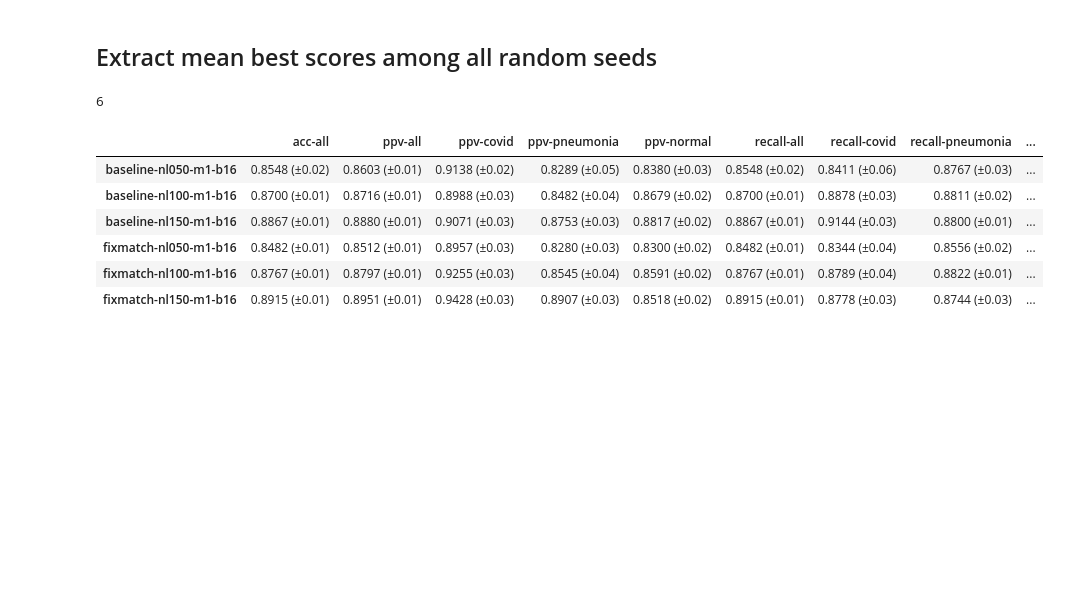
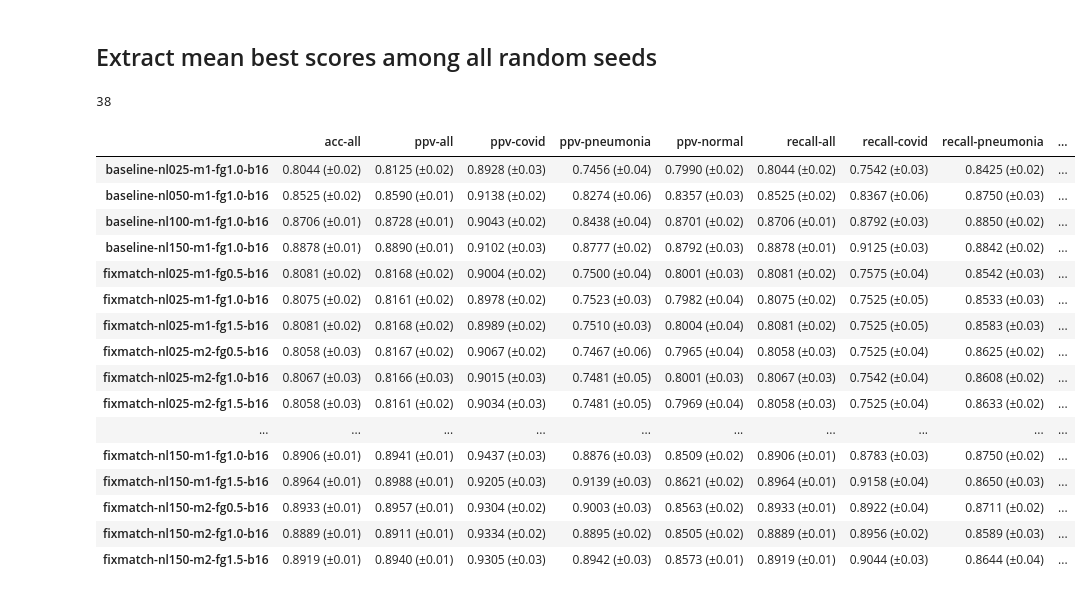
Before and after one commit to wooks527/BalancedFixMatch, a Jupyter notebook: extract_score_hwkim.ipynb, the cells around one changed output. Drawn from its saved outputs; the diff is of its cells as text; code cells hidden in the pictures; blank space fills up the shorter version.

```diff
--- a/extract_score_hwkim.ipynb
+++ b/extract_score_hwkim.ipynb
@@ -139,11 +184,17 @@ out_fname = 'aug_test_for_fixmatch_with_focal_loss_nl100_gamma0.8.csv'
 if not os.path.isdir(out_dir):
     os.makedirs(out_dir)
 # %%
-input_dir = './results/randaug_tests/k3'
+# input_dir = './results/randaug_tests/k3'
 input_dir = './results/randaug_tests/k5'
+# input_dir = './results/randaug_tests/k7'
 # input_dir = './results/randaug_tests/k5-fg2'
+# input_dir = './results/randaug_tests/fixmatch'
 out_dir = './results/extracted_for_best'
-out_fname = 'randaug_tests.csv'
+out_fname = 'randaug_tests_for_k5.csv'
+# out_fname = 'randaug_tests_for_k7.csv'
+add_dir = False
+# add_dir = True
+# add_input_dirs = ['./results/randaug_tests/k5_f4']
 if not os.path.isdir(out_dir):
     os.makedirs(out_dir)
 # %%
@@ -183,13 +234,17 @@ if not os.path.isdir(out_dir):
 
 # data_paths_dict['baseline'][:3]
 # %%
-ori_data_paths = glob.glob(f'{input_dir}/*.txt')
+ori_data_paths = glob.glob(f'{input_dir}/**/*.txt', recursive=True)
+if add_dir:
+    for add_input_dir in add_input_dirs:
+        ori_data_paths.extend(glob.glob(f'{add_input_dir}/*.txt'))
 
 # Extract paths for each colums such as baseline, fix-th0.95-lb1.0 and so on
 fm_cols = []
 data_paths_dict = DefaultOrderedDict(list)
 for ori_data_path in ori_data_paths:
     cond = '-'.join(ori_data_path.split('-')[:5])
+    cond = cond.split('/')[-1].replace('nl25', 'nl025')
     cond = cond.split('/')[-1].replace('nl50', 'nl050')
     if cond not in fm_cols:
         fm_cols.append(cond)
@@ -214,7 +269,7 @@ for ori_data_path in ori_data_paths:
 fm_cols.sort()
 len(data_paths_dict)
 # %% [output]
-6
+38
 # %%
 p = re.compile('1[.]\d{4}|0[.]\d{4}') #[0.숫자4개]
 
@@ -233,40 +288,54 @@ for col, data_paths in data_paths_dict.items(): # 데이터 경로에서 txt파
 #                               (1332, 1337), (1667, 1672))
                 candidates = ((327, 332), (662, 667), (997, 1002))
 #                 candidates = ((647, 652), (1302, 1307), (1957, 1962))
+                if add_dir and 'k5_f4' in ori_data_path: # 새로 추가된 Fold 4,5 결과
+                    candidates = ((327, 332),)
             else:
 #                 candidates = ((347, 352), (702, 707), (1057, 1062),
 #                               (1412, 1417), (1767, 1772))
                 candidates = ((347, 352), (702, 707), (1057, 1062))
+                if add_dir and 'k5_f4' in ori_data_path: # 새로 추가된 Fold 4,5 결과
+                    candidates = ((347, 352),)
             metrics = []
             for s_idx, e_idx in candidates:
                 metric_line = all_data[s_idx:e_idx] # hard coding.. best result 부분
                 metrics.append(list(map(float, p.findall(str(metric_line)))))# 정규표현식에 맞는것만 뽑기
 
             metrics_dfs[col] = pd.concat((metrics_dfs[col],
                                          pd.DataFrame(metrics, columns=cols))).reset_index(drop=True)
 
 # fm_cols = ['baseline'] + [f'fix-{c}' for c in fix_cols]
 # fm_cols = ['baseline'] + [f'fix{c}' for c in fix_cols]
 # fm_cols = [f'base-{c}' for c in base_cols]
 final_metrics_df = pd.DataFrame([], columns=cols)
 for fm_col in fm_cols:
     final_metrics = []
     for col in cols:
         best_metrics = metrics_dfs[fm_col][col].to_numpy()
         mean, std = best_metrics.mean(), best_metrics.std()
         final_metrics.append(f'{mean:.4f} (±{std:.2f})')
 
     final_metrics_df = final_metrics_df.append(pd.DataFrame([final_metrics], columns=cols, index=(fm_col,)))
 
 final_metrics_df
 # %% [output]
 |  | acc-all | ppv-all | ppv-covid | ppv-pneumonia | ppv-normal | recall-all | recall-covid | recall-pneumonia | ... |
-| baseline-nl050-m1-b16 | 0.8548 (±0.02) | 0.8603 (±0.01) | 0.9138 (±0.02) | 0.8289 (±0.05) | 0.8380 (±0.03) | 0.8548 (±0.02) | 0.8411 (±0.06) | 0.8767 (±0.03) | ... |
-| baseline-nl100-m1-b16 | 0.8700 (±0.01) | 0.8716 (±0.01) | 0.8988 (±0.03) | 0.8482 (±0.04) | 0.8679 (±0.02) | 0.8700 (±0.01) | 0.8878 (±0.03) | 0.8811 (±0.02) | ... |
-| baseline-nl150-m1-b16 | 0.8867 (±0.01) | 0.8880 (±0.01) | 0.9071 (±0.03) | 0.8753 (±0.03) | 0.8817 (±0.02) | 0.8867 (±0.01) | 0.9144 (±0.03) | 0.8800 (±0.01) | ... |
-| fixmatch-nl050-m1-b16 | 0.8482 (±0.01) | 0.8512 (±0.01) | 0.8957 (±0.03) | 0.8280 (±0.03) | 0.8300 (±0.02) | 0.8482 (±0.01) | 0.8344 (±0.04) | 0.8556 (±0.02) | ... |
-| fixmatch-nl100-m1-b16 | 0.8767 (±0.01) | 0.8797 (±0.01) | 0.9255 (±0.03) | 0.8545 (±0.04) | 0.8591 (±0.02) | 0.8767 (±0.01) | 0.8789 (±0.04) | 0.8822 (±0.01) | ... |
-| fixmatch-nl150-m1-b16 | 0.8915 (±0.01) | 0.8951 (±0.01) | 0.9428 (±0.03) | 0.8907 (±0.03) | 0.8518 (±0.02) | 0.8915 (±0.01) | 0.8778 (±0.03) | 0.8744 (±0.03) | ... |
+| baseline-nl025-m1-fg1.0-b16 | 0.8044 (±0.02) | 0.8125 (±0.02) | 0.8928 (±0.03) | 0.7456 (±0.04) | 0.7990 (±0.02) | 0.8044 (±0.02) | 0.7542 (±0.03) | 0.8425 (±0.02) | ... |
+| baseline-nl050-m1-fg1.0-b16 | 0.8525 (±0.02) | 0.8590 (±0.01) | 0.9138 (±0.02) | 0.8274 (±0.06) | 0.8357 (±0.03) | 0.8525 (±0.02) | 0.8367 (±0.06) | 0.8750 (±0.03) | ... |
+| baseline-nl100-m1-fg1.0-b16 | 0.8706 (±0.01) | 0.8728 (±0.01) | 0.9043 (±0.02) | 0.8438 (±0.04) | 0.8701 (±0.02) | 0.8706 (±0.01) | 0.8792 (±0.03) | 0.8850 (±0.02) | ... |
+| baseline-nl150-m1-fg1.0-b16 | 0.8878 (±0.01) | 0.8890 (±0.01) | 0.9102 (±0.03) | 0.8777 (±0.02) | 0.8792 (±0.03) | 0.8878 (±0.01) | 0.9125 (±0.03) | 0.8842 (±0.02) | ... |
+| fixmatch-nl025-m1-fg0.5-b16 | 0.8081 (±0.02) | 0.8168 (±0.02) | 0.9004 (±0.02) | 0.7500 (±0.04) | 0.8001 (±0.03) | 0.8081 (±0.02) | 0.7575 (±0.04) | 0.8542 (±0.03) | ... |
+| fixmatch-nl025-m1-fg1.0-b16 | 0.8075 (±0.02) | 0.8161 (±0.02) | 0.8978 (±0.02) | 0.7523 (±0.03) | 0.7982 (±0.04) | 0.8075 (±0.02) | 0.7525 (±0.05) | 0.8533 (±0.03) | ... |
+| fixmatch-nl025-m1-fg1.5-b16 | 0.8081 (±0.02) | 0.8168 (±0.02) | 0.8989 (±0.02) | 0.7510 (±0.03) | 0.8004 (±0.04) | 0.8081 (±0.02) | 0.7525 (±0.05) | 0.8583 (±0.03) | ... |
+| fixmatch-nl025-m2-fg0.5-b16 | 0.8058 (±0.03) | 0.8167 (±0.02) | 0.9067 (±0.02) | 0.7467 (±0.06) | 0.7965 (±0.04) | 0.8058 (±0.03) | 0.7525 (±0.04) | 0.8625 (±0.02) | ... |
+| fixmatch-nl025-m2-fg1.0-b16 | 0.8067 (±0.03) | 0.8166 (±0.03) | 0.9015 (±0.03) | 0.7481 (±0.05) | 0.8001 (±0.03) | 0.8067 (±0.03) | 0.7542 (±0.04) | 0.8608 (±0.02) | ... |
+| fixmatch-nl025-m2-fg1.5-b16 | 0.8058 (±0.03) | 0.8161 (±0.02) | 0.9034 (±0.03) | 0.7481 (±0.05) | 0.7969 (±0.04) | 0.8058 (±0.03) | 0.7525 (±0.04) | 0.8633 (±0.02) | ... |
+| ... | ... | ... | ... | ... | ... | ... | ... | ... | ... |
+| fixmatch-nl150-m1-fg1.0-b16 | 0.8906 (±0.01) | 0.8941 (±0.01) | 0.9437 (±0.03) | 0.8876 (±0.03) | 0.8509 (±0.02) | 0.8906 (±0.01) | 0.8783 (±0.03) | 0.8750 (±0.02) | ... |
+| fixmatch-nl150-m1-fg1.5-b16 | 0.8964 (±0.01) | 0.8988 (±0.01) | 0.9205 (±0.03) | 0.9139 (±0.03) | 0.8621 (±0.02) | 0.8964 (±0.01) | 0.9158 (±0.04) | 0.8650 (±0.03) | ... |
+| fixmatch-nl150-m2-fg0.5-b16 | 0.8933 (±0.01) | 0.8957 (±0.01) | 0.9304 (±0.02) | 0.9003 (±0.03) | 0.8563 (±0.02) | 0.8933 (±0.01) | 0.8922 (±0.04) | 0.8711 (±0.02) | ... |
+| fixmatch-nl150-m2-fg1.0-b16 | 0.8889 (±0.01) | 0.8911 (±0.01) | 0.9334 (±0.02) | 0.8895 (±0.02) | 0.8505 (±0.02) | 0.8889 (±0.01) | 0.8956 (±0.02) | 0.8589 (±0.03) | ... |
+| fixmatch-nl150-m2-fg1.5-b16 | 0.8919 (±0.01) | 0.8940 (±0.01) | 0.9305 (±0.03) | 0.8942 (±0.03) | 0.8573 (±0.01) | 0.8919 (±0.01) | 0.9044 (±0.03) | 0.8644 (±0.04) | ... |
 # %%
 # from itertools import permutations
 # list(permutations([9, 14, 3]))
```
Also changed, not shown: parts of 3 cells of this notebook, 3 other files.
